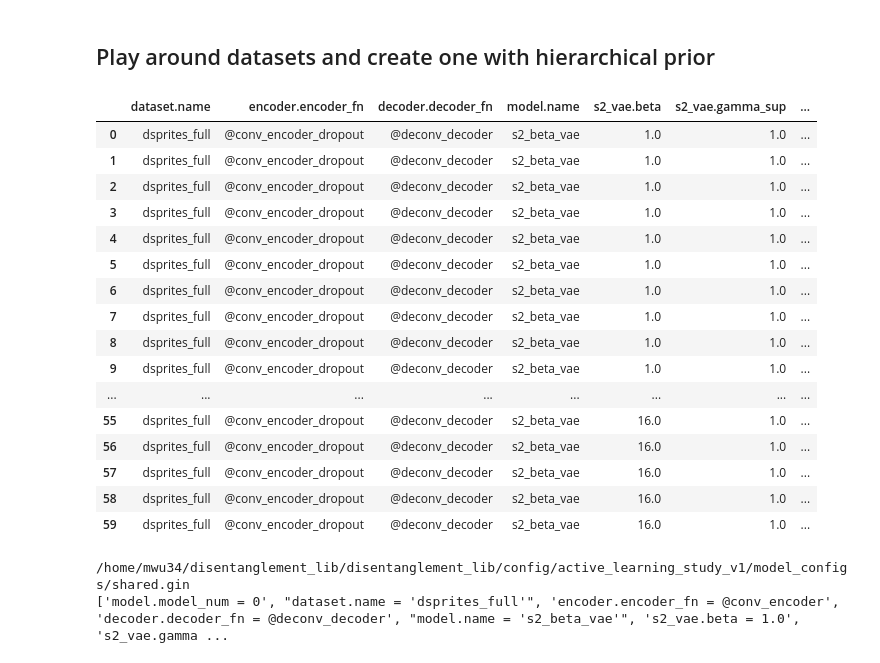
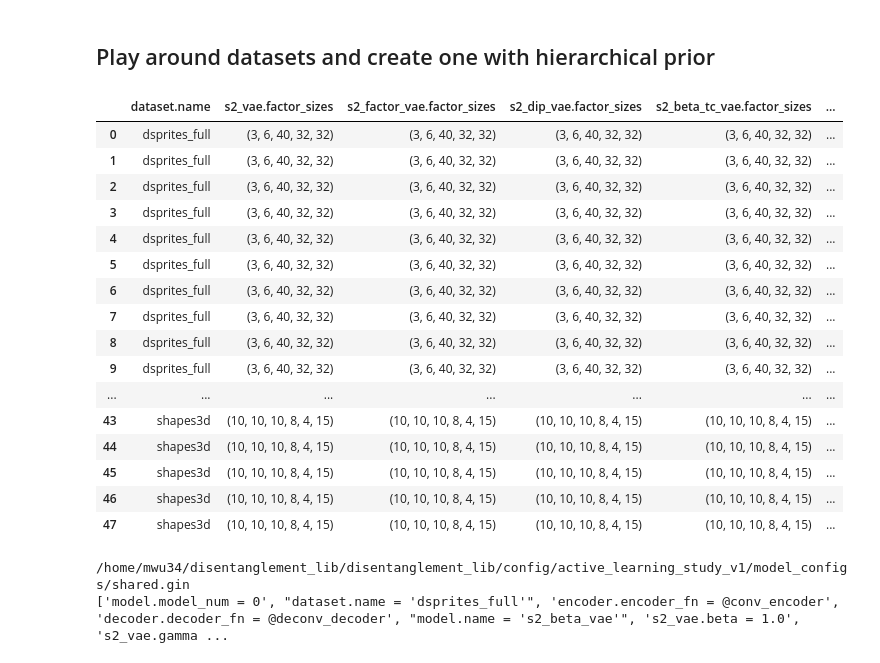
Before and after one commit to jasonmhwu/disentanglement_lib, a Jupyter notebook: notebooks/dataset_creation.ipynb, the cells around one changed output. Cells and saved outputs as stored; diff of their text form; code cells hidden in the pictures.

```diff
--- a/notebooks/dataset_creation.ipynb
+++ b/notebooks/dataset_creation.ipynb
@@ -23,44 +23,45 @@ with gfile.Open(DSPRITES_PATH, "rb") as data_file:
 # %%
 # trying to get mapping from specific parameter combinations to model num
 
 # from disentanglement_lib.config.unsupervised_study_v1.sweep import get_config
 # from disentanglement_lib.config.double_descent_study_v10.sweep import get_config
-from disentanglement_lib.config.active_learning_study_v7.sweep import get_config
+from disentanglement_lib.config.active_learning_study_v9.sweep import get_config
 
 
 import pandas as pd
 
 configs = get_config()
 df = pd.DataFrame(configs)
 
 # Get the beta_tc_vae models using dsprites and a beta param of 4.
 # model = df['model.name'] == "beta_tc_vae"
-dataset = df['dataset.name'] == "dsprites_full"
+# dataset = df['dataset.name'] == "dsprites_full"
+
 # beta = df["vae.beta"] == 1.0
 
 # Give all the possible model configs unused parameters excluded (e.g., annealed_vae.gamma)
 # print(df[model & dataset & beta].dropna(axis=1))
 
 # Give the list of model ids with this configuration
-df[dataset].head(200)
+df.head(200)
 # %% [output]
-|  | dataset.name | encoder.encoder_fn | decoder.decoder_fn | model.name | s2_vae.beta | s2_vae.gamma_sup | ... |
-| 0 | dsprites_full | @conv_encoder_dropout | @deconv_decoder | s2_beta_vae | 1.0 | 1.0 | ... |
-| 1 | dsprites_full | @conv_encoder_dropout | @deconv_decoder | s2_beta_vae | 1.0 | 1.0 | ... |
-| 2 | dsprites_full | @conv_encoder_dropout | @deconv_decoder | s2_beta_vae | 1.0 | 1.0 | ... |
-| 3 | dsprites_full | @conv_encoder_dropout | @deconv_decoder | s2_beta_vae | 1.0 | 1.0 | ... |
-| 4 | dsprites_full | @conv_encoder_dropout | @deconv_decoder | s2_beta_vae | 1.0 | 1.0 | ... |
-| 5 | dsprites_full | @conv_encoder_dropout | @deconv_decoder | s2_beta_vae | 1.0 | 1.0 | ... |
-| 6 | dsprites_full | @conv_encoder_dropout | @deconv_decoder | s2_beta_vae | 1.0 | 1.0 | ... |
-| 7 | dsprites_full | @conv_encoder_dropout | @deconv_decoder | s2_beta_vae | 1.0 | 1.0 | ... |
-| 8 | dsprites_full | @conv_encoder_dropout | @deconv_decoder | s2_beta_vae | 1.0 | 1.0 | ... |
-| 9 | dsprites_full | @conv_encoder_dropout | @deconv_decoder | s2_beta_vae | 1.0 | 1.0 | ... |
-| ... | ... | ... | ... | ... | ... | ... | ... |
-| 55 | dsprites_full | @conv_encoder_dropout | @deconv_decoder | s2_beta_vae | 16.0 | 1.0 | ... |
-| 56 | dsprites_full | @conv_encoder_dropout | @deconv_decoder | s2_beta_vae | 16.0 | 1.0 | ... |
-| 57 | dsprites_full | @conv_encoder_dropout | @deconv_decoder | s2_beta_vae | 16.0 | 1.0 | ... |
-| 58 | dsprites_full | @conv_encoder_dropout | @deconv_decoder | s2_beta_vae | 16.0 | 1.0 | ... |
-| 59 | dsprites_full | @conv_encoder_dropout | @deconv_decoder | s2_beta_vae | 16.0 | 1.0 | ... |
+|  | dataset.name | s2_vae.factor_sizes | s2_factor_vae.factor_sizes | s2_dip_vae.factor_sizes | s2_beta_tc_vae.factor_sizes | ... |
+| 0 | dsprites_full | (3, 6, 40, 32, 32) | (3, 6, 40, 32, 32) | (3, 6, 40, 32, 32) | (3, 6, 40, 32, 32) | ... |
+| 1 | dsprites_full | (3, 6, 40, 32, 32) | (3, 6, 40, 32, 32) | (3, 6, 40, 32, 32) | (3, 6, 40, 32, 32) | ... |
+| 2 | dsprites_full | (3, 6, 40, 32, 32) | (3, 6, 40, 32, 32) | (3, 6, 40, 32, 32) | (3, 6, 40, 32, 32) | ... |
+| 3 | dsprites_full | (3, 6, 40, 32, 32) | (3, 6, 40, 32, 32) | (3, 6, 40, 32, 32) | (3, 6, 40, 32, 32) | ... |
+| 4 | dsprites_full | (3, 6, 40, 32, 32) | (3, 6, 40, 32, 32) | (3, 6, 40, 32, 32) | (3, 6, 40, 32, 32) | ... |
+| 5 | dsprites_full | (3, 6, 40, 32, 32) | (3, 6, 40, 32, 32) | (3, 6, 40, 32, 32) | (3, 6, 40, 32, 32) | ... |
+| 6 | dsprites_full | (3, 6, 40, 32, 32) | (3, 6, 40, 32, 32) | (3, 6, 40, 32, 32) | (3, 6, 40, 32, 32) | ... |
+| 7 | dsprites_full | (3, 6, 40, 32, 32) | (3, 6, 40, 32, 32) | (3, 6, 40, 32, 32) | (3, 6, 40, 32, 32) | ... |
+| 8 | dsprites_full | (3, 6, 40, 32, 32) | (3, 6, 40, 32, 32) | (3, 6, 40, 32, 32) | (3, 6, 40, 32, 32) | ... |
+| 9 | dsprites_full | (3, 6, 40, 32, 32) | (3, 6, 40, 32, 32) | (3, 6, 40, 32, 32) | (3, 6, 40, 32, 32) | ... |
+| ... | ... | ... | ... | ... | ... | ... |
+| 43 | shapes3d | (10, 10, 10, 8, 4, 15) | (10, 10, 10, 8, 4, 15) | (10, 10, 10, 8, 4, 15) | (10, 10, 10, 8, 4, 15) | ... |
+| 44 | shapes3d | (10, 10, 10, 8, 4, 15) | (10, 10, 10, 8, 4, 15) | (10, 10, 10, 8, 4, 15) | (10, 10, 10, 8, 4, 15) | ... |
+| 45 | shapes3d | (10, 10, 10, 8, 4, 15) | (10, 10, 10, 8, 4, 15) | (10, 10, 10, 8, 4, 15) | (10, 10, 10, 8, 4, 15) | ... |
+| 46 | shapes3d | (10, 10, 10, 8, 4, 15) | (10, 10, 10, 8, 4, 15) | (10, 10, 10, 8, 4, 15) | (10, 10, 10, 8, 4, 15) | ... |
+| 47 | shapes3d | (10, 10, 10, 8, 4, 15) | (10, 10, 10, 8, 4, 15) | (10, 10, 10, 8, 4, 15) | (10, 10, 10, 8, 4, 15) | ... |
 # %%
 from disentanglement_lib.data.ground_truth import named_data
 dsprites = named_data.get_named_ground_truth_data('dsprites_full', 0)
```
Also changed, not shown: 30 other files.
